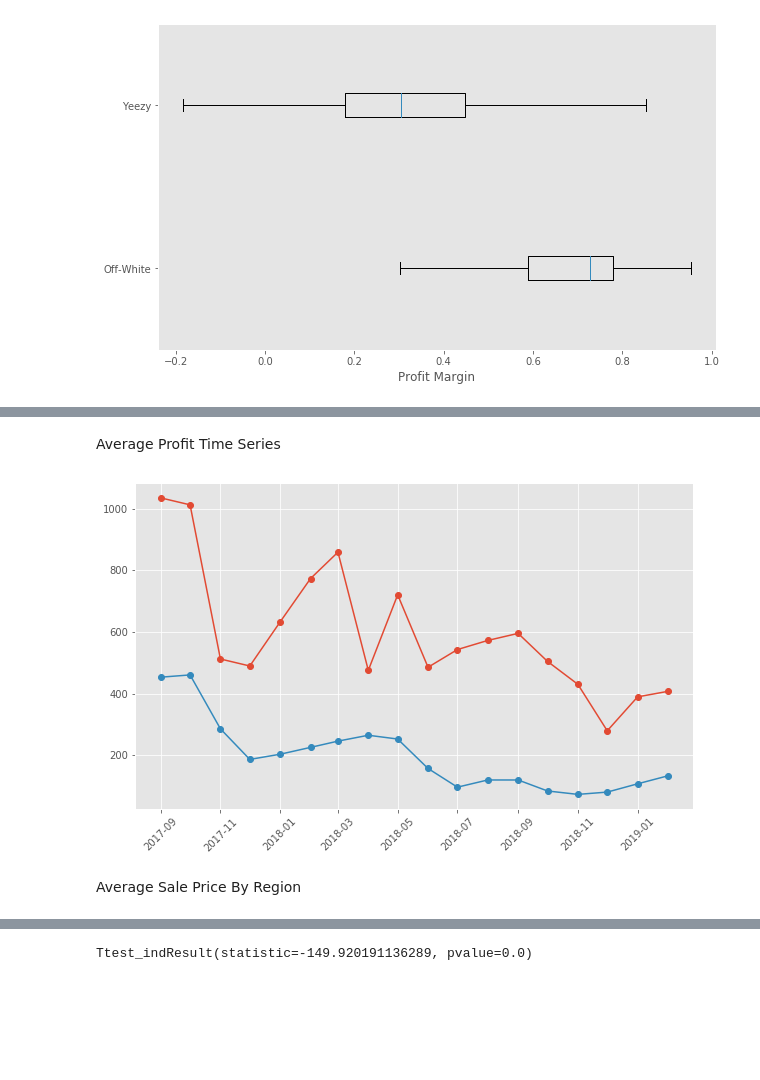
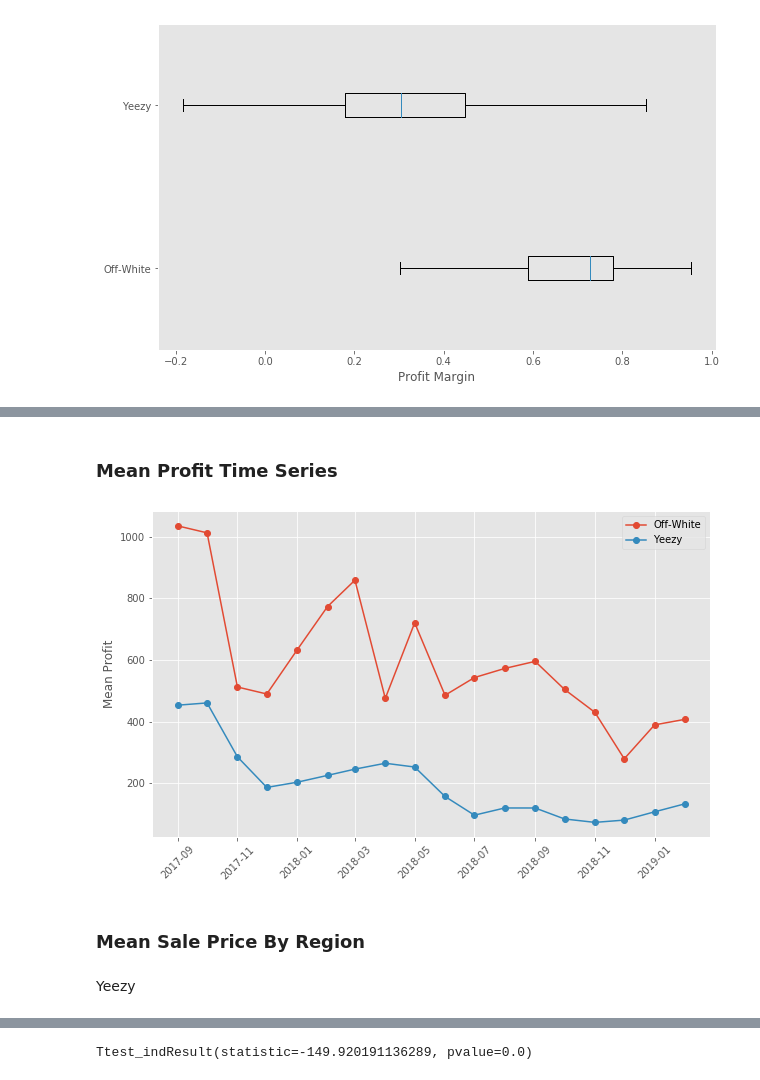
Before and after one commit to HienHa34/Yeezy-vs.-Off-White, a Jupyter notebook: EDA.ipynb, the cells around one changed output, grey strips where cells are left out. Drawn from its saved outputs; the diff is of its cells as text; code cells hidden in the pictures; blank space fills up the shorter version.

```diff
--- a/EDA.ipynb
+++ b/EDA.ipynb
@@ -805,2 +589,0 @@ multi_bar(x,y,2,2,title,y_label)
-# %%
-off_white_df = df[df['Brand'] == 'Off-White']
@@ -819,6 +610,9 @@ Average Sale Price Time Series
 # %%
-fig, ax = plt.subplots(figsize = (10,6))
-ax.plot_date(ow_avg_sale_price_by_month.index, ow_avg_sale_price_by_month, linestyle = 'solid', label = 'Off-White')
-ax.plot_date(yeezy_avg_sale_price_by_month.index, yeezy_avg_sale_price_by_month, linestyle = 'solid', label = 'Yeezy')
-plt.xticks(rotation = 45)
-ax.legend()
+def timeseries_by_month(data,label,ylabel):
+    fig, ax = plt.subplots(figsize = (10,6))
+
+    for i,d in enumerate(data):
+        ax.plot_date(d.index, d, linestyle = 'solid',label= label[i])
+    plt.xticks(rotation = 45)
+    ax.legend()
+    ax.set_ylabel(ylabel)
@@ -828,4 +618,0 @@ ax.legend()
-# %%
-yeezy_df = df[df['Brand']=='Yeezy']
-yeezy_df['month'] = yeezy_df['Order Date'].astype('datetime64[M]')
-yeezy_avg_sale_price_by_month = yeezy_df.groupby('month')['Sale Price'].mean()
@@ -837,17 +623,13 @@ See the caveats in the documentation: http://pandas.pydata.org/pandas-docs/stabl
 # %% [markdown]
-Average Profit Time Series
+### Mean Profit Time Series
-# %%
-def timeseries_by_month(data):
-    fig, ax = plt.subplots(figsize = (10,6))
-    for d in data:
-        ax.plot_date(d.index, d, linestyle = 'solid')
-    plt.xticks(rotation = 45)
 # %%
 ow_avg_profit = off_white_df.groupby('month')['Profit'].mean()
 yeezy_avg_profit = yeezy_df.groupby('month')['Profit'].mean()
-timeseries_by_month([ow_avg_profit,yeezy_avg_profit])
+timeseries_by_month([ow_avg_profit,yeezy_avg_profit], ['Off-White', 'Yeezy'], 'Mean Profit')
 # %% [output]
-[figure, old version]
+[figure, new version]
 # %% [markdown]
-Average Sale Price By Region
+### Mean Sale Price By Region
+# %% [markdown]
+Yeezy
 # %%
```
Also changed, not shown: parts of 95 cells of this notebook.
